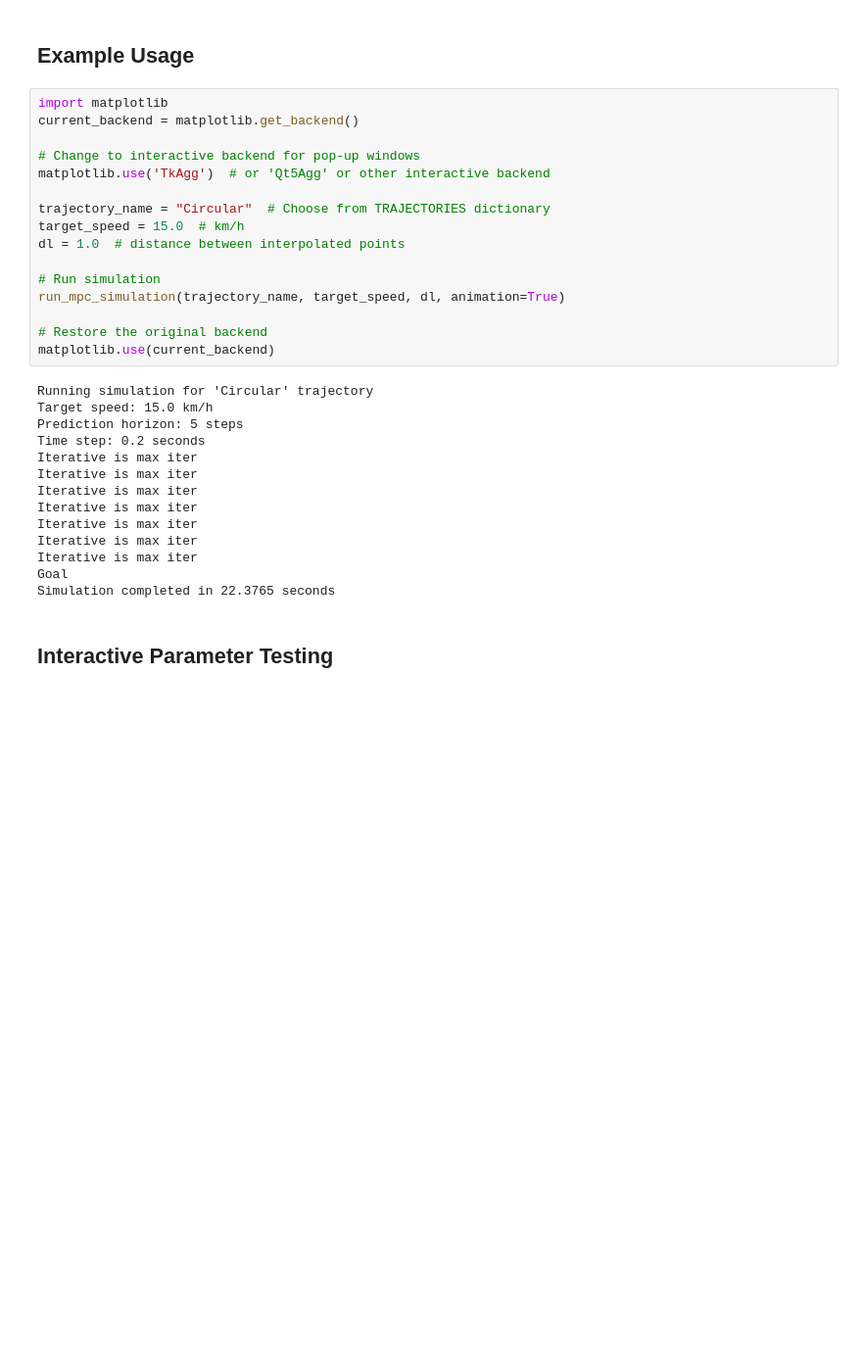
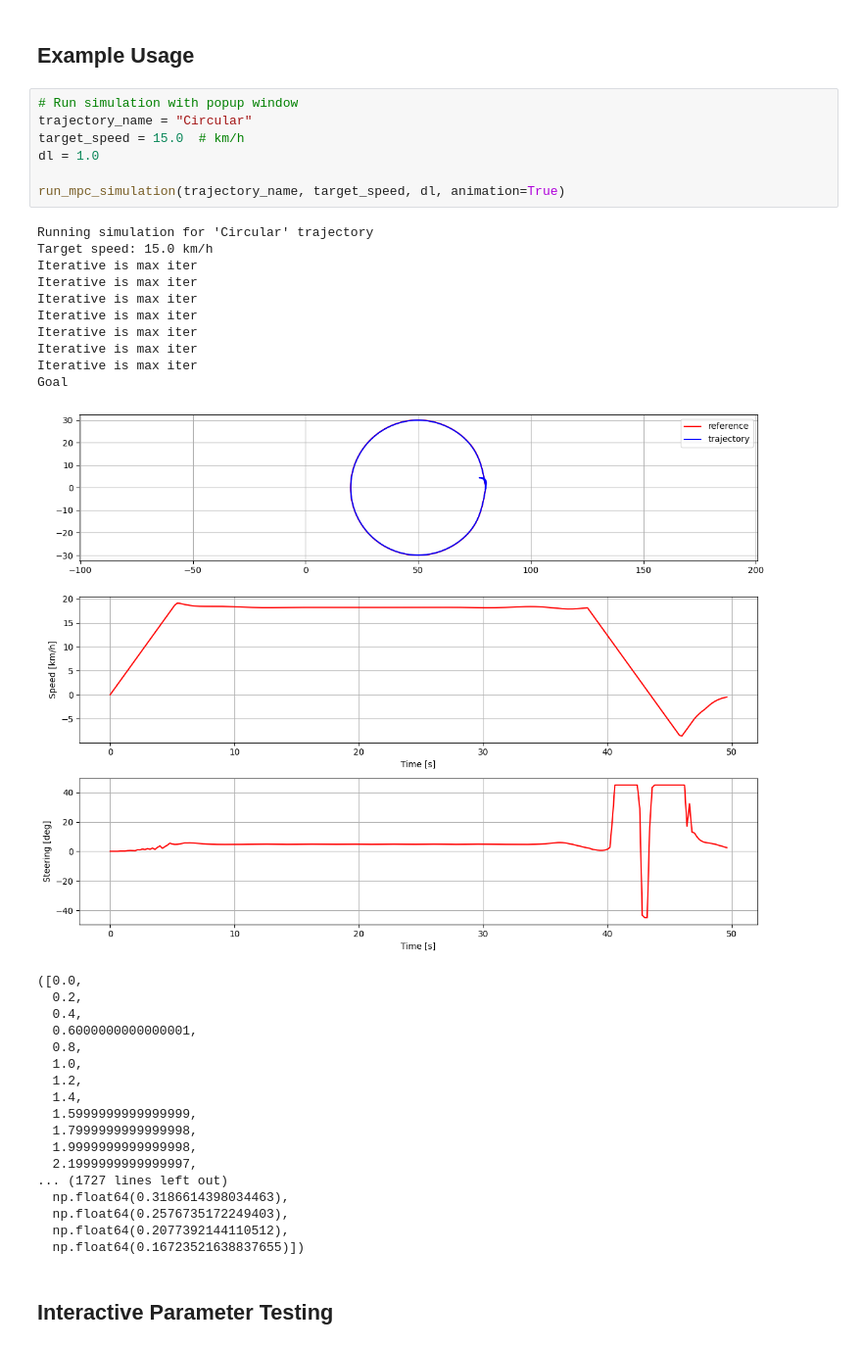
Before and after one commit to SaeedRahmani/mpc__iv_course, a Jupyter notebook: notebooks/mpc_with_gui.ipynb, the cells around one changed output. Shown at 98% size. Saved outputs shown, nothing was run; the diff lists cells and outputs as text; blank space fills up the shorter version.

```diff
--- a/notebooks/mpc_with_gui.ipynb
+++ b/notebooks/mpc_with_gui.ipynb
@@ -960,35 +997,41 @@ def run_mpc_simulation(trajectory_name, target_speed_kmh=10.0, dl=1.0, animation
 # %% [markdown]
 ## Example Usage
 # %%
-import matplotlib
-current_backend = matplotlib.get_backend()
+# Run simulation with popup window
+trajectory_name = "Circular"
+target_speed = 15.0  # km/h
+dl = 1.0
 
-# Change to interactive backend for pop-up windows
-matplotlib.use('TkAgg')  # or 'Qt5Agg' or other interactive backend
-
-trajectory_name = "Circular"  # Choose from TRAJECTORIES dictionary
-target_speed = 15.0  # km/h
-dl = 1.0  # distance between interpolated points
-
-# Run simulation
 run_mpc_simulation(trajectory_name, target_speed, dl, animation=True)
-
-# Restore the original backend
-matplotlib.use(current_backend)
 # %% [output]
 Running simulation for 'Circular' trajectory
 Target speed: 15.0 km/h
-Prediction horizon: 5 steps
-Time step: 0.2 seconds
 Iterative is max iter
 Iterative is max iter
 Iterative is max iter
 Iterative is max iter
 Iterative is max iter
 Iterative is max iter
 Iterative is max iter
 Goal
-Simulation completed in 22.3765 seconds
+[figure, added]
+([0.0,
+  0.2,
+  0.4,
+  0.6000000000000001,
+  0.8,
+  1.0,
+  1.2,
+  1.4,
+  1.5999999999999999,
+  1.7999999999999998,
+  1.9999999999999998,
+  2.1999999999999997,
+... (1727 lines left out)
+  np.float64(0.3186614398034463),
+  np.float64(0.2576735172249403),
+  np.float64(0.2077392144110512),
+  np.float64(0.16723521638837655)])
 # %% [markdown]
 ## Interactive Parameter Testing
 # %%
```
Also changed, not shown: parts of 4 cells of this notebook.
